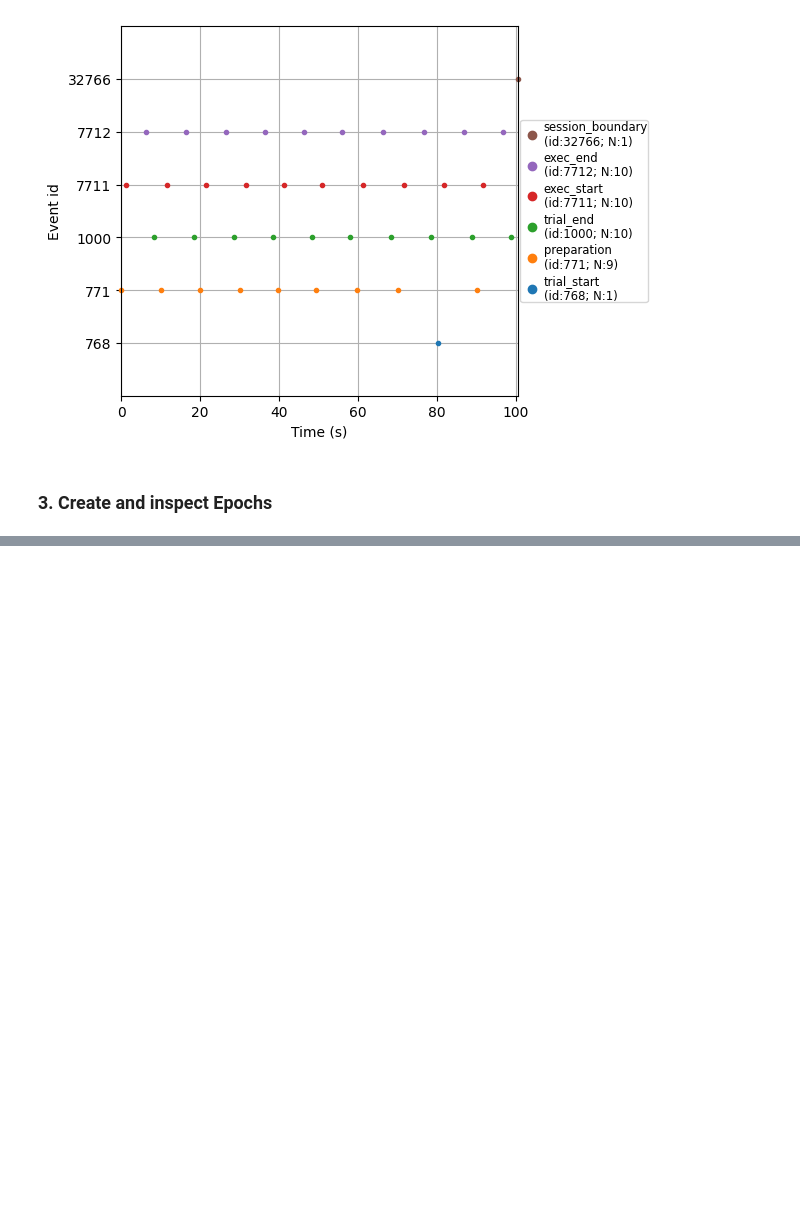
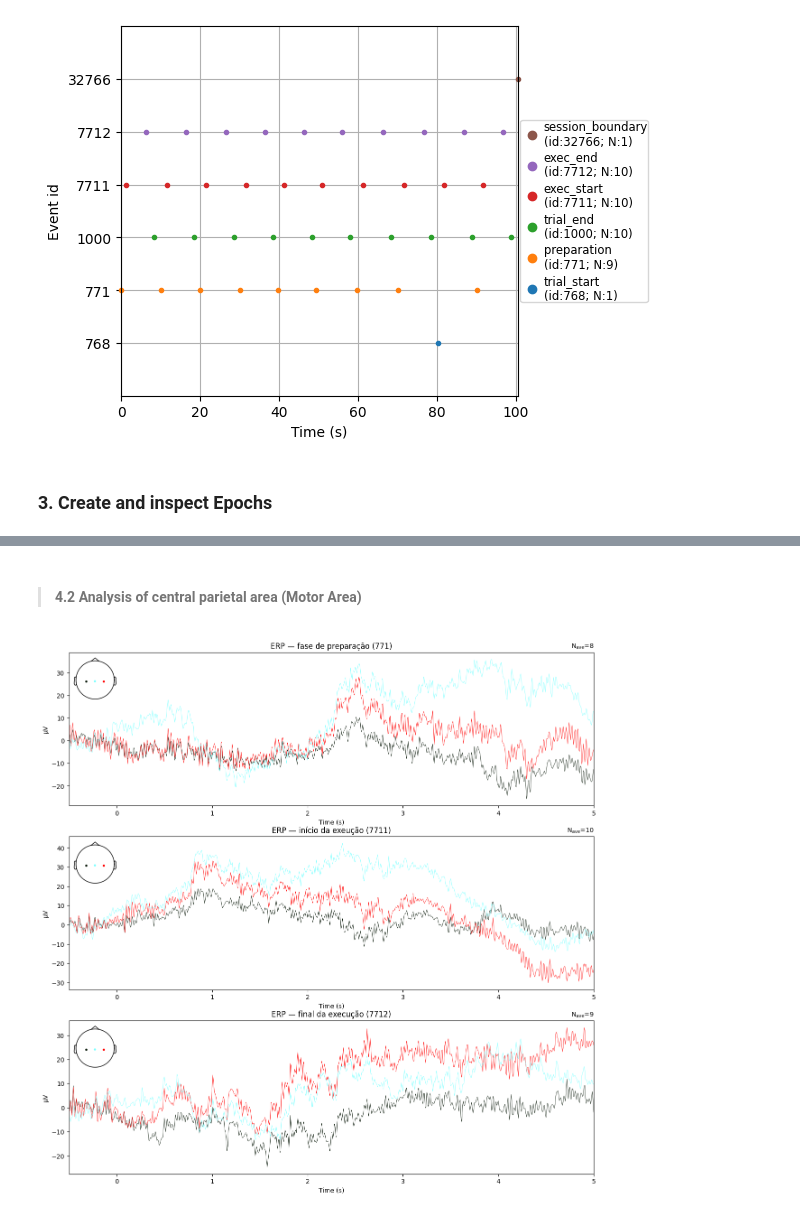
Before and after one commit to KaiqueIvo04/eeg_emg_analysis, a Jupyter notebook: eegAnalysis.ipynb, the cells around one changed output, grey strips where cells are left out. Saved outputs shown, nothing was run; the diff lists cells and outputs as text; code cells hidden in the pictures; blank space fills up the shorter version.

```diff
--- a/eegAnalysis.ipynb
+++ b/eegAnalysis.ipynb
@@ -244,0 +235,19 @@ plt.show()
+# %% [markdown]
+> #### 4.2 Analysis of central parietal area (Motor Area)
+# %%
+# ESCOLHER UM CANAIS
+picks_centralparietal_area = ["CP3", "CP4", "CPz"]
+
+# CONFIGURAÇÃO DE GRÁFICOS CONJUNTOS
+fig, axes = plt.subplots(3, 1, figsize=(15, 15))
+
+evoked_prep.plot(axes=axes[0], picks=picks_centralparietal_area, spatial_colors=True, show=False);                 # spatial_colors: Necessário ter uma montagem aplicada.
+evoked_exec_start.plot(axes=axes[1], picks=picks_centralparietal_area, spatial_colors=True, show=False);
+evoked_exec_end.plot(axes=axes[2], picks=picks_centralparietal_area, spatial_colors=True, show=False);
+
+axes[0].set_title("ERP — fase de preparação (771)")
+axes[1].set_title("ERP — início da exeução (7711)")
+axes[2].set_title("ERP — final da execução (7712)")
+plt.show()
+# %% [output]
+[figure, added]
```
Also changed, not shown: parts of 8 cells of this notebook.
